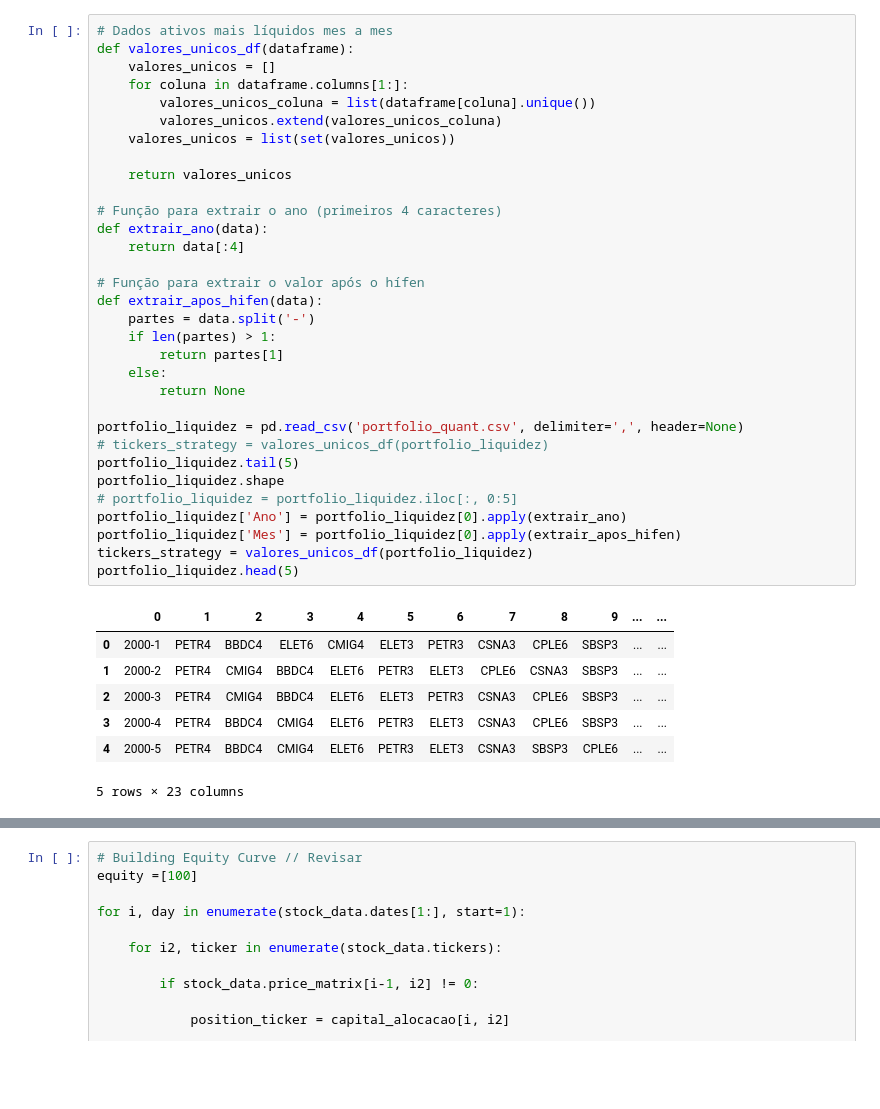
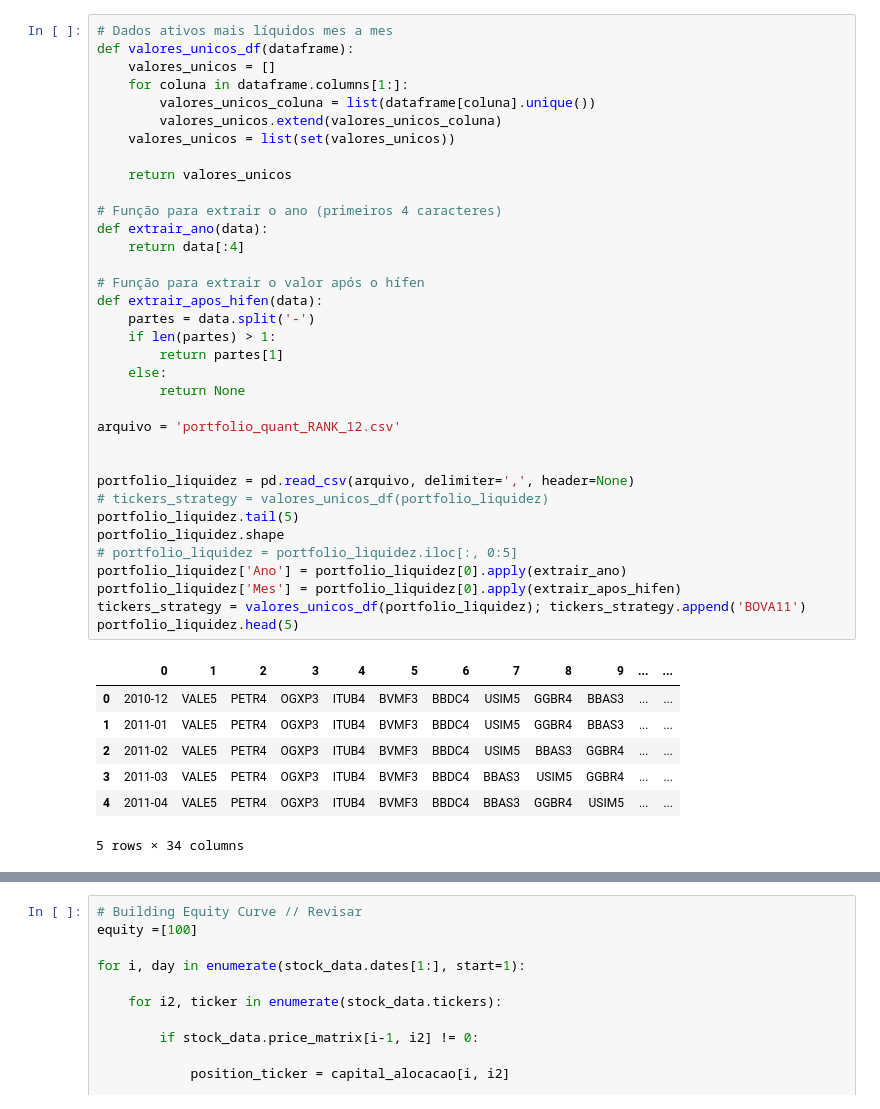
Before and after one commit to gassuncao27/quant_research_2023, a Jupyter notebook: model_tests2.ipynb, the cells around one changed output, grey strips where cells are left out. Saved outputs shown, nothing was run; the diff lists cells and outputs as text; blank space fills up the shorter version.

```diff
--- a/model_tests2.ipynb
+++ b/model_tests2.ipynb
@@ -69,41 +61,44 @@ memory usage: 151.1+ MB
 def valores_unicos_df(dataframe):
     valores_unicos = []
     for coluna in dataframe.columns[1:]:
         valores_unicos_coluna = list(dataframe[coluna].unique())
         valores_unicos.extend(valores_unicos_coluna)
     valores_unicos = list(set(valores_unicos))
 
     return valores_unicos
 
 # Função para extrair o ano (primeiros 4 caracteres)
 def extrair_ano(data):
     return data[:4]
 
 # Função para extrair o valor após o hífen
 def extrair_apos_hifen(data):
     partes = data.split('-')
     if len(partes) > 1:
         return partes[1]
     else:
         return None
 
-portfolio_liquidez = pd.read_csv('portfolio_quant.csv', delimiter=',', header=None)
+arquivo = 'portfolio_quant_RANK_12.csv'
+
+
+portfolio_liquidez = pd.read_csv(arquivo, delimiter=',', header=None)
 # tickers_strategy = valores_unicos_df(portfolio_liquidez)
 portfolio_liquidez.tail(5)
 portfolio_liquidez.shape
 # portfolio_liquidez = portfolio_liquidez.iloc[:, 0:5]
 portfolio_liquidez['Ano'] = portfolio_liquidez[0].apply(extrair_ano)
 portfolio_liquidez['Mes'] = portfolio_liquidez[0].apply(extrair_apos_hifen)
-tickers_strategy = valores_unicos_df(portfolio_liquidez)
+tickers_strategy = valores_unicos_df(portfolio_liquidez); tickers_strategy.append('BOVA11')
 portfolio_liquidez.head(5)
 # %% [output]
 |  | 0 | 1 | 2 | 3 | 4 | 5 | 6 | 7 | 8 | 9 | ... | ... |
-| 0 | 2000-1 | PETR4 | BBDC4 | ELET6 | CMIG4 | ELET3 | PETR3 | CSNA3 | CPLE6 | SBSP3 | ... | ... |
-| 1 | 2000-2 | PETR4 | CMIG4 | BBDC4 | ELET6 | PETR3 | ELET3 | CPLE6 | CSNA3 | SBSP3 | ... | ... |
-| 2 | 2000-3 | PETR4 | CMIG4 | BBDC4 | ELET6 | ELET3 | PETR3 | CSNA3 | CPLE6 | SBSP3 | ... | ... |
-| 3 | 2000-4 | PETR4 | BBDC4 | CMIG4 | ELET6 | PETR3 | ELET3 | CSNA3 | CPLE6 | SBSP3 | ... | ... |
-| 4 | 2000-5 | PETR4 | BBDC4 | CMIG4 | ELET6 | PETR3 | ELET3 | CSNA3 | SBSP3 | CPLE6 | ... | ... |
+| 0 | 2010-12 | VALE5 | PETR4 | OGXP3 | ITUB4 | BVMF3 | BBDC4 | USIM5 | GGBR4 | BBAS3 | ... | ... |
+| 1 | 2011-01 | VALE5 | PETR4 | OGXP3 | ITUB4 | BVMF3 | BBDC4 | USIM5 | GGBR4 | BBAS3 | ... | ... |
+| 2 | 2011-02 | VALE5 | PETR4 | OGXP3 | ITUB4 | BVMF3 | BBDC4 | USIM5 | BBAS3 | GGBR4 | ... | ... |
+| 3 | 2011-03 | VALE5 | PETR4 | OGXP3 | ITUB4 | BVMF3 | BBDC4 | BBAS3 | USIM5 | GGBR4 | ... | ... |
+| 4 | 2011-04 | VALE5 | PETR4 | OGXP3 | ITUB4 | BVMF3 | BBDC4 | BBAS3 | GGBR4 | USIM5 | ... | ... |
-5 rows × 23 columns
+5 rows × 34 columns
 # %%
 # Objeto dados das ações
 stock_data = StockData(df, tickers_selecionados=tickers_strategy)
```
Also changed, not shown: parts of 11 cells of this notebook, 1 other file.
